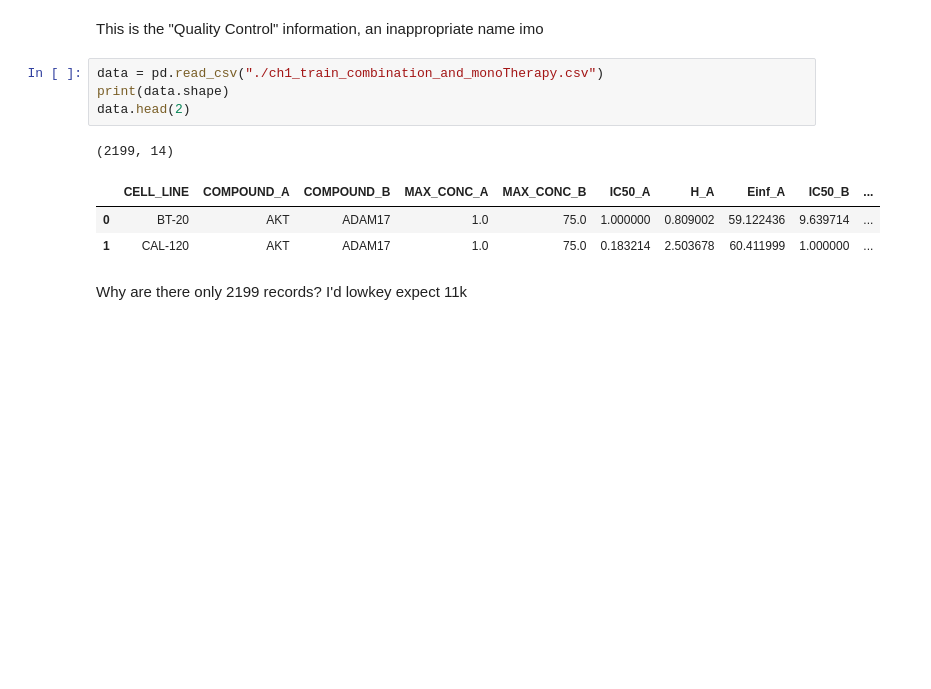
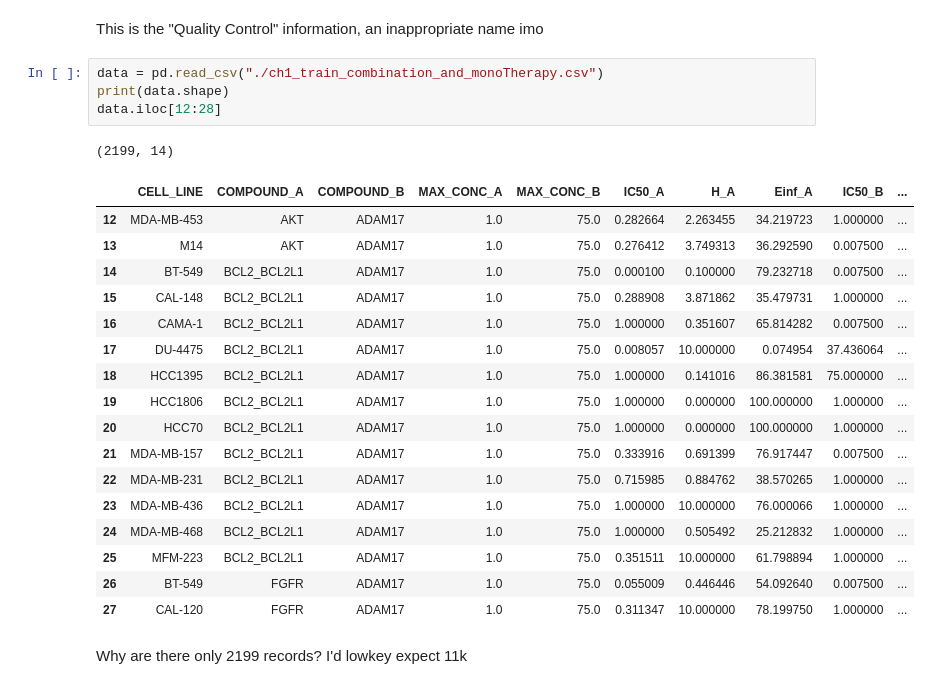
Before and after one commit to stefanhuber1510/marbleProject, a Jupyter notebook: reproducingYuanfang/reproduction1.ipynb, the cells around one changed output. Drawn from its saved outputs; the diff is of its cells as text; blank space fills up the shorter version.

```diff
--- a/reproducingYuanfang/reproduction1.ipynb
+++ b/reproducingYuanfang/reproduction1.ipynb
@@ -15,12 +15,26 @@ This is the "Quality Control" information, an inappropriate name imo
 # %%
 data = pd.read_csv("./ch1_train_combination_and_monoTherapy.csv")
 print(data.shape)
-data.head(2)
+data.iloc[12:28]
 # %% [output]
 (2199, 14)
 |  | CELL_LINE | COMPOUND_A | COMPOUND_B | MAX_CONC_A | MAX_CONC_B | IC50_A | H_A | Einf_A | IC50_B | ... |
-| 0 | BT-20 | AKT | ADAM17 | 1.0 | 75.0 | 1.000000 | 0.809002 | 59.122436 | 9.639714 | ... |
-| 1 | CAL-120 | AKT | ADAM17 | 1.0 | 75.0 | 0.183214 | 2.503678 | 60.411999 | 1.000000 | ... |
+| 12 | MDA-MB-453 | AKT | ADAM17 | 1.0 | 75.0 | 0.282664 | 2.263455 | 34.219723 | 1.000000 | ... |
+| 13 | M14 | AKT | ADAM17 | 1.0 | 75.0 | 0.276412 | 3.749313 | 36.292590 | 0.007500 | ... |
+| 14 | BT-549 | BCL2_BCL2L1 | ADAM17 | 1.0 | 75.0 | 0.000100 | 0.100000 | 79.232718 | 0.007500 | ... |
+| 15 | CAL-148 | BCL2_BCL2L1 | ADAM17 | 1.0 | 75.0 | 0.288908 | 3.871862 | 35.479731 | 1.000000 | ... |
+| 16 | CAMA-1 | BCL2_BCL2L1 | ADAM17 | 1.0 | 75.0 | 1.000000 | 0.351607 | 65.814282 | 0.007500 | ... |
+| 17 | DU-4475 | BCL2_BCL2L1 | ADAM17 | 1.0 | 75.0 | 0.008057 | 10.000000 | 0.074954 | 37.436064 | ... |
+| 18 | HCC1395 | BCL2_BCL2L1 | ADAM17 | 1.0 | 75.0 | 1.000000 | 0.141016 | 86.381581 | 75.000000 | ... |
+| 19 | HCC1806 | BCL2_BCL2L1 | ADAM17 | 1.0 | 75.0 | 1.000000 | 0.000000 | 100.000000 | 1.000000 | ... |
+| 20 | HCC70 | BCL2_BCL2L1 | ADAM17 | 1.0 | 75.0 | 1.000000 | 0.000000 | 100.000000 | 1.000000 | ... |
+| 21 | MDA-MB-157 | BCL2_BCL2L1 | ADAM17 | 1.0 | 75.0 | 0.333916 | 0.691399 | 76.917447 | 0.007500 | ... |
+| 22 | MDA-MB-231 | BCL2_BCL2L1 | ADAM17 | 1.0 | 75.0 | 0.715985 | 0.884762 | 38.570265 | 1.000000 | ... |
+| 23 | MDA-MB-436 | BCL2_BCL2L1 | ADAM17 | 1.0 | 75.0 | 1.000000 | 10.000000 | 76.000066 | 1.000000 | ... |
+| 24 | MDA-MB-468 | BCL2_BCL2L1 | ADAM17 | 1.0 | 75.0 | 1.000000 | 0.505492 | 25.212832 | 1.000000 | ... |
+| 25 | MFM-223 | BCL2_BCL2L1 | ADAM17 | 1.0 | 75.0 | 0.351511 | 10.000000 | 61.798894 | 1.000000 | ... |
+| 26 | BT-549 | FGFR | ADAM17 | 1.0 | 75.0 | 0.055009 | 0.446446 | 54.092640 | 0.007500 | ... |
+| 27 | CAL-120 | FGFR | ADAM17 | 1.0 | 75.0 | 0.311347 | 10.000000 | 78.199750 | 1.000000 | ... |
 # %% [markdown]
 Why are there only 2199 records? I'd lowkey expect 11k
 # %%
```
Also changed, not shown: parts of 5 cells of this notebook, 3 other files.
